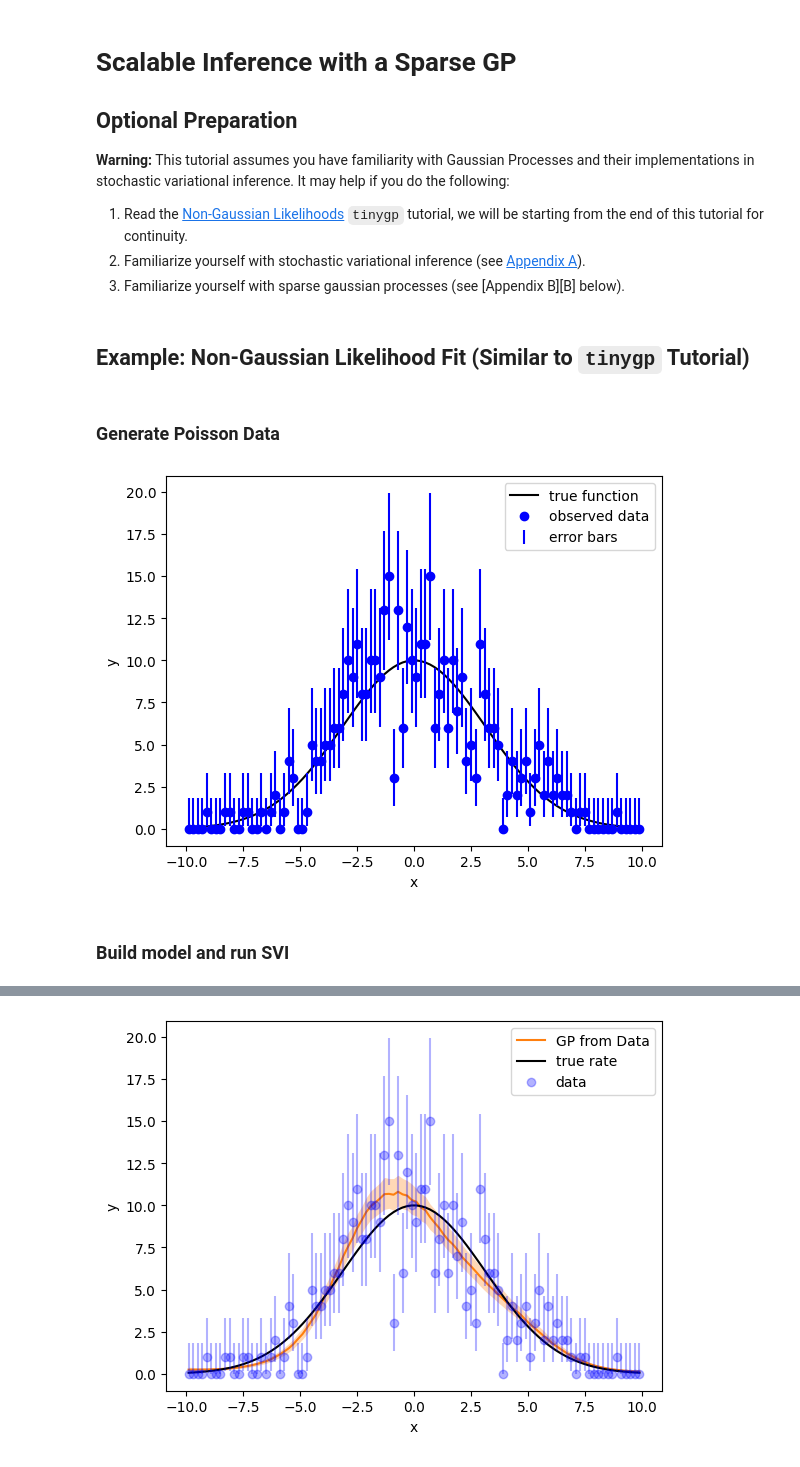
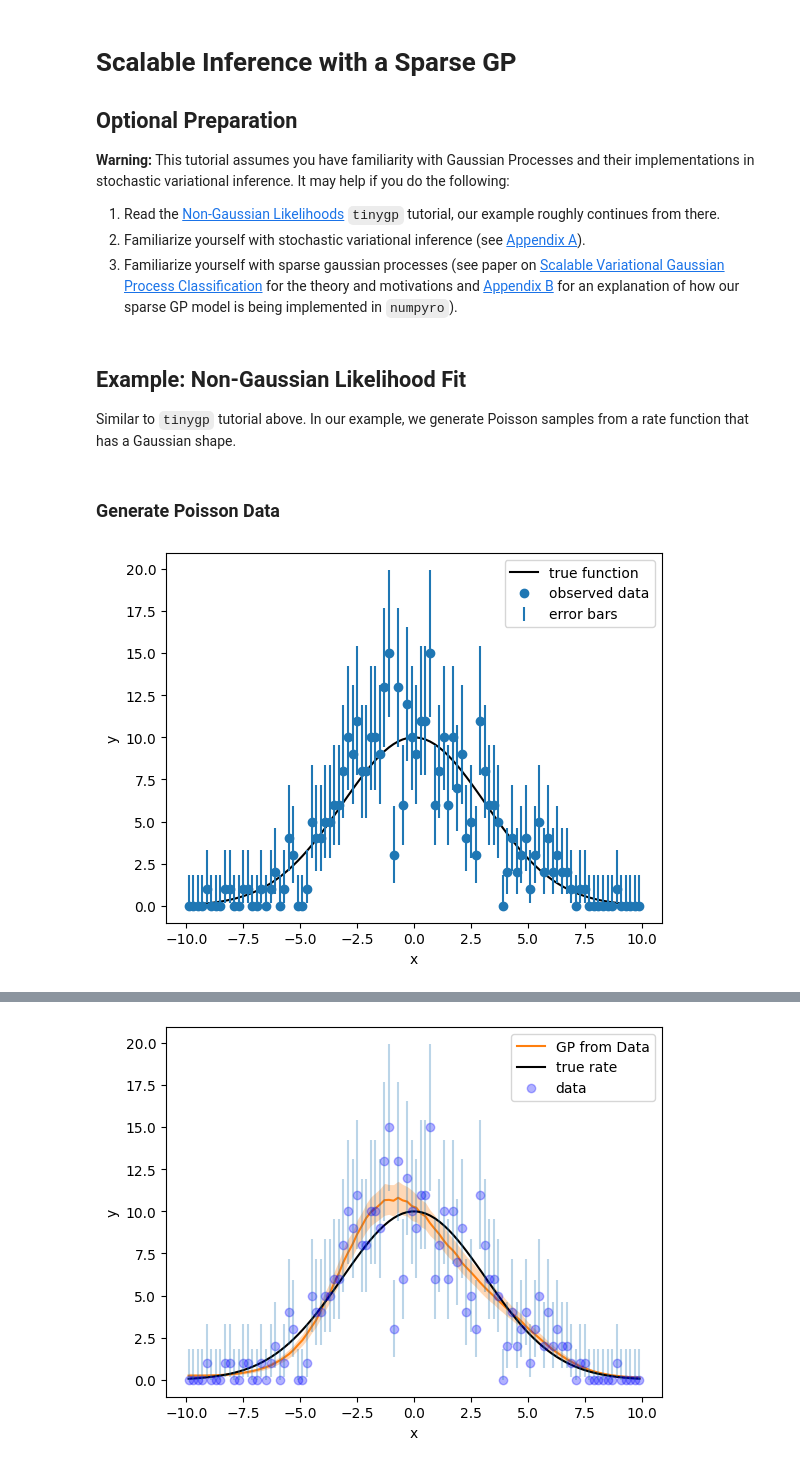
Before and after one commit to edwarddramirez/sparse-tinygp, a Jupyter notebook: 01_inference_sparse_gp.ipynb, the cells around one changed output, grey strips where cells are left out. Saved outputs shown, nothing was run; the diff lists cells and outputs as text; code cells hidden in the pictures.

```diff
--- a/01_inference_sparse_gp.ipynb
+++ b/01_inference_sparse_gp.ipynb
@@ -3,16 +3,17 @@
 
 ## Optional Preparation
 **Warning:** This tutorial assumes you have familiarity with Gaussian Processes and their implementations in stochastic variational inference. It may help if you do the following:
-1. Read the [Non-Gaussian Likelihoods][1] `tinygp` tutorial, we will be starting from the end of this tutorial for continuity.
+1. Read the [Non-Gaussian Likelihoods][1] `tinygp` tutorial, our example roughly continues from there.
 2. Familiarize yourself with stochastic variational inference (see [Appendix A](#appendix-a-svi-basics)).
-3. Familiarize yourself with sparse gaussian processes (see [Appendix B][B] below).
+3. Familiarize yourself with sparse gaussian processes (see paper on [Scalable Variational Gaussian Process Classification][2] for the theory and motivations and [Appendix B](#appendix-b-numpyro-sparse-gp-elbo) for an explanation of how our sparse GP model is being implemented in `numpyro`).
 
 <!-- ### Reference: -->
 
-[1]: <https://tinygp.readthedocs.io/en/latest/tutorials/likelihoods.html> "Scalable Variational Gaussian Process Classification"
-[1]: <https://proceedings.mlr.press/v38/hensman15.pdf> "Scalable Variational Gaussian Process Classification"
+[1]: <https://tinygp.readthedocs.io/en/latest/tutorials/likelihoods.html> "Non-Gaussian Likelihoods"
+[2]: <https://proceedings.mlr.press/v38/hensman15.pdf> "Scalable Variational Gaussian Process Classification"
 # %% [markdown]
-## Example: Non-Gaussian Likelihood Fit (Similar to `tinygp` Tutorial)
+## Example: Non-Gaussian Likelihood Fit
+Similar to `tinygp` tutorial above. In our example, we generate Poisson samples from a rate function that has a Gaussian shape.
 # %% [markdown]
 ### Generate Poisson Data
 # %%
@@ -29,35 +30,36 @@ import jax # for faster numerical operations
 import jax.numpy as jnp # for numpy-like syntax
 from jax.scipy import stats
 from jax import jit
 
 from tinygp import GaussianProcess, kernels
 import numpyro # for inference and probabilistic programming
 import numpyro.distributions as dist
 from numpyro.infer import Predictive
 
+# run code with 64-bit precision (slows down code but increases numerical stability)
+jax.config.update("jax_enable_x64", True)
+
 # parameters
 p_tr = [0., np.pi, 10.]
 mu_tr, sigma_tr, N_tr = p_tr
 
 # generate data
 x_bin = jnp.linspace(-10,10,101) # 10 random points between -1 and 1
 x = 0.5 * (x_bin[:-1] + x_bin[1:])
 log_rate = -(x-mu_tr)**2. / (2. * sigma_tr**2.)
 y = N_tr * jnp.exp(log_rate)
 y_obs = jax.random.poisson(jax.random.PRNGKey(23),y)
 
 # estimate error bars
 yerr = jnp.array([custom.poisson_interval(k) for k in y_obs.T]).T
 
 # plot data with error bars
 plt.plot(x, y, 'k', label='true function')
-plt.plot(x, y_obs, 'bo', label='observed data')
-plt.errorbar(x, y_obs, yerr = yerr, c = 'b', fmt = 'none', label='error bars')
+plt.plot(x, y_obs, 'o', label='observed data')
+plt.errorbar(x, y_obs, yerr = yerr, c = 'C0', fmt = 'none', label='error bars')
 plt.xlabel('x')
 plt.ylabel('y')
 plt.legend()
 plt.show()
 # %% [output]
-[figure, old version]
+[figure, new version]
-# %% [markdown]
-### Build model and run SVI
```
Also changed, not shown: parts of 20 cells of this notebook, 4 other files.
